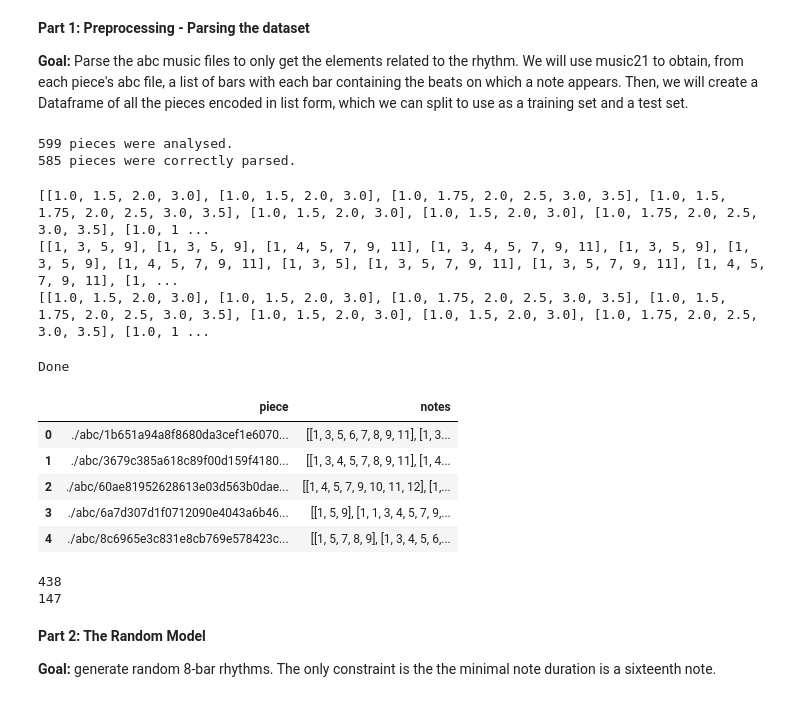
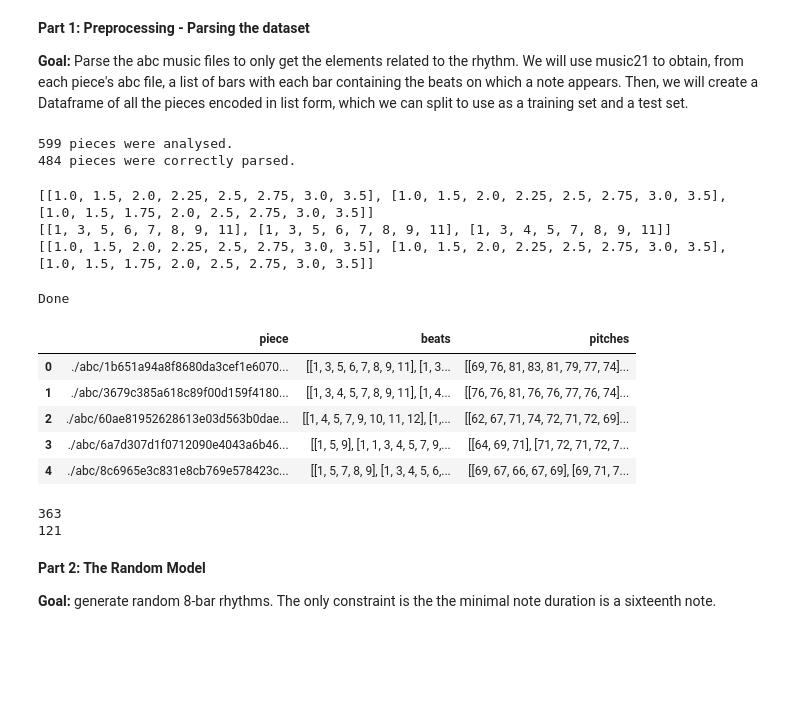
Before and after one commit to zwierski/dh-401-melody-generation-group-2, a Jupyter notebook: assignment1_copy.ipynb, the cells around one changed output. Cells and saved outputs as stored; diff of their text form; code cells hidden in the pictures; blank space fills up the shorter version.

```diff
--- a/assignment1_copy.ipynb
+++ b/assignment1_copy.ipynb
@@ -54,7 +54,7 @@ def extractBeatArray(path):
 def extractPitchArray(path):
 
     # getting the parsable score
-    sample = m21.converter.parse(path)
+    sample = music21.converter.parse(path)
     part = sample.parts[0]
     notes = part.recurse().notes
     length_in_bars = int(sample.duration.quarterLength/sample.getTimeSignatures()[0].numerator)
@@ -82,7 +82,7 @@ data = pd.DataFrame(columns=['piece', 'beats', 'pitches'])
 
 path = "./abc/_1814_698087.abc"
 
-directory = '../abc'
+directory = './abc'
 
 pieces = 0 # check every piece in the directory (599) is encoded
 
@@ -109,4 +109,4 @@ print(f"{pieces} pieces were analysed.")
 print(f"{len(data)} pieces were correctly parsed.")
 # %% [output]
 599 pieces were analysed.
-585 pieces were correctly parsed.
+484 pieces were correctly parsed.
@@ -141,7 +132,7 @@ def map_beats_reverse(notes):
     return notes_mapped
 # %%
 # Testing the function
-example_notes = data[data['piece'] == './abc/_1814_698087.abc']['notes'].tolist()[0]
+example_notes = data[data['piece'] == './abc/1b651a94a8f8680da3cef1e60705194d.abc']['beats'].tolist()[0]
 # when we retrieve a specific piece and convert to list it wraps the piece's array in another array for some reason, hence the [0]
 # but when doing iterrows we don't have that problem
 print(example_notes)
@@ -149,27 +140,27 @@ map_12 = map_beats(example_notes)
 print(map_12)
 print(map_beats_reverse(map_12))
 # %% [output]
-[[1.0, 1.5, 2.0, 3.0], [1.0, 1.5, 2.0, 3.0], [1.0, 1.75, 2.0, 2.5, 3.0, 3.5], [1.0, 1.5, 1.75, 2.0, 2.5, 3.0, 3.5], [1.0, 1.5, 2.0, 3.0], [1.0, 1.5, 2.0, 3.0], [1.0, 1.75, 2.0, 2.5, 3.0, 3.5], [1.0, 1 ...
-[[1, 3, 5, 9], [1, 3, 5, 9], [1, 4, 5, 7, 9, 11], [1, 3, 4, 5, 7, 9, 11], [1, 3, 5, 9], [1, 3, 5, 9], [1, 4, 5, 7, 9, 11], [1, 3, 5], [1, 3, 5, 7, 9, 11], [1, 3, 5, 7, 9, 11], [1, 4, 5, 7, 9, 11], [1, ...
-[[1.0, 1.5, 2.0, 3.0], [1.0, 1.5, 2.0, 3.0], [1.0, 1.75, 2.0, 2.5, 3.0, 3.5], [1.0, 1.5, 1.75, 2.0, 2.5, 3.0, 3.5], [1.0, 1.5, 2.0, 3.0], [1.0, 1.5, 2.0, 3.0], [1.0, 1.75, 2.0, 2.5, 3.0, 3.5], [1.0, 1 ...
+[[1.0, 1.5, 2.0, 2.25, 2.5, 2.75, 3.0, 3.5], [1.0, 1.5, 2.0, 2.25, 2.5, 2.75, 3.0, 3.5], [1.0, 1.5, 1.75, 2.0, 2.5, 2.75, 3.0, 3.5]]
+[[1, 3, 5, 6, 7, 8, 9, 11], [1, 3, 5, 6, 7, 8, 9, 11], [1, 3, 4, 5, 7, 8, 9, 11]]
+[[1.0, 1.5, 2.0, 2.25, 2.5, 2.75, 3.0, 3.5], [1.0, 1.5, 2.0, 2.25, 2.5, 2.75, 3.0, 3.5], [1.0, 1.5, 1.75, 2.0, 2.5, 2.75, 3.0, 3.5]]
 # %%
 # Using the mapping function on every piece
 data_mapped = data.copy()
 
 for _, d in data_mapped.iterrows():
-    d['notes'] = map_beats(d['notes'])
+    d['beats'] = map_beats(d['beats'])
 
 print("Done")
 
 data_mapped.head() # our dataframe for the model!
 # %% [output]
 Done
-|  | piece | notes |
-| 0 | ./abc/1b651a94a8f8680da3cef1e6070... | [[1, 3, 5, 6, 7, 8, 9, 11], [1, 3... |
-| 1 | ./abc/3679c385a618c89f00d159f4180... | [[1, 3, 4, 5, 7, 8, 9, 11], [1, 4... |
-| 2 | ./abc/60ae81952628613e03d563b0dae... | [[1, 4, 5, 7, 9, 10, 11, 12], [1,... |
-| 3 | ./abc/6a7d307d1f0712090e4043a6b46... | [[1, 5, 9], [1, 1, 3, 4, 5, 7, 9,... |
-| 4 | ./abc/8c6965e3c831e8cb769e578423c... | [[1, 5, 7, 8, 9], [1, 3, 4, 5, 6,... |
+|  | piece | beats | pitches |
+| 0 | ./abc/1b651a94a8f8680da3cef1e6070... | [[1, 3, 5, 6, 7, 8, 9, 11], [1, 3... | [[69, 76, 81, 83, 81, 79, 77, 74]... |
+| 1 | ./abc/3679c385a618c89f00d159f4180... | [[1, 3, 4, 5, 7, 8, 9, 11], [1, 4... | [[76, 76, 81, 76, 76, 77, 76, 74]... |
+| 2 | ./abc/60ae81952628613e03d563b0dae... | [[1, 4, 5, 7, 9, 10, 11, 12], [1,... | [[62, 67, 71, 74, 72, 71, 72, 69]... |
+| 3 | ./abc/6a7d307d1f0712090e4043a6b46... | [[1, 5, 9], [1, 1, 3, 4, 5, 7, 9,... | [[64, 69, 71], [71, 72, 71, 72, 7... |
+| 4 | ./abc/8c6965e3c831e8cb769e578423c... | [[1, 5, 7, 8, 9], [1, 3, 4, 5, 6,... | [[69, 67, 66, 67, 69], [69, 71, 7... |
 # %%
 # Splitting the data into train and test
 from sklearn.model_selection import train_test_split
@@ -179,8 +170,8 @@ x_train, x_test = train_test_split(data_mapped, random_state=42) # split 75% tra
 print(len(x_train))
 print(len(x_test))
 # %% [output]
-438
-147
+363
+121
 # %%
 # Writing train and test to csv
 x_train.to_csv("train.csv", index=False)
```
Also changed, not shown: parts of 1 cell of this notebook.
